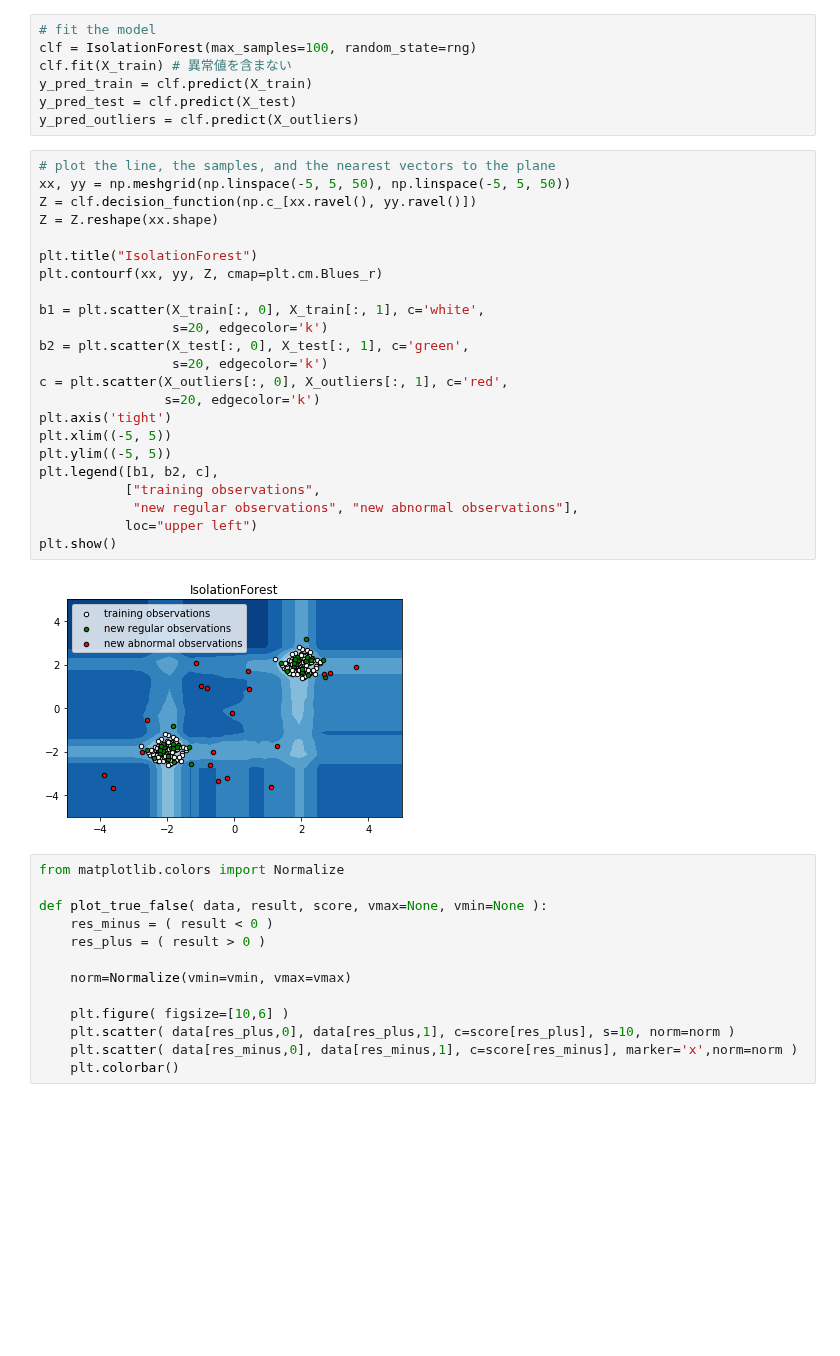
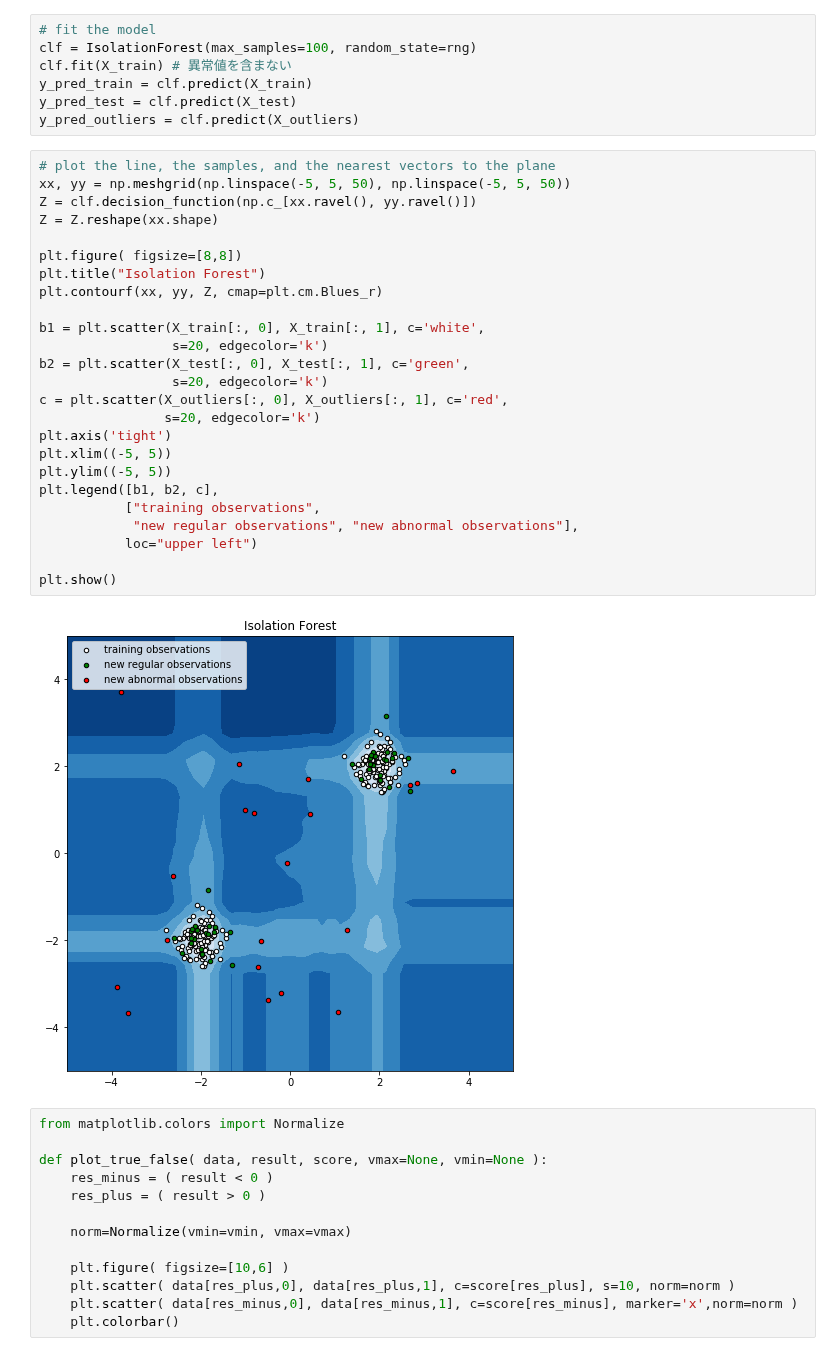
Before and after one commit to t2240013/hello-world, a Jupyter notebook: IsolationForest.ipynb, the cells around one changed output. Drawn from its saved outputs; the diff is of its cells as text; blank space fills up the shorter version.

```diff
--- a/IsolationForest.ipynb
+++ b/IsolationForest.ipynb
@@ -38,28 +38,30 @@ y_pred_outliers = clf.predict(X_outliers)
 # %%
 # plot the line, the samples, and the nearest vectors to the plane
 xx, yy = np.meshgrid(np.linspace(-5, 5, 50), np.linspace(-5, 5, 50))
 Z = clf.decision_function(np.c_[xx.ravel(), yy.ravel()])
 Z = Z.reshape(xx.shape)
 
-plt.title("IsolationForest")
+plt.figure( figsize=[8,8])
+plt.title("Isolation Forest")
 plt.contourf(xx, yy, Z, cmap=plt.cm.Blues_r)
 
 b1 = plt.scatter(X_train[:, 0], X_train[:, 1], c='white',
                  s=20, edgecolor='k')
 b2 = plt.scatter(X_test[:, 0], X_test[:, 1], c='green',
                  s=20, edgecolor='k')
 c = plt.scatter(X_outliers[:, 0], X_outliers[:, 1], c='red',
                 s=20, edgecolor='k')
 plt.axis('tight')
 plt.xlim((-5, 5))
 plt.ylim((-5, 5))
 plt.legend([b1, b2, c],
            ["training observations",
             "new regular observations", "new abnormal observations"],
            loc="upper left")
+
 plt.show()
 # %% [output]
-[figure, old version]
+[figure, new version]
 # %%
 from matplotlib.colors import Normalize
 
```
